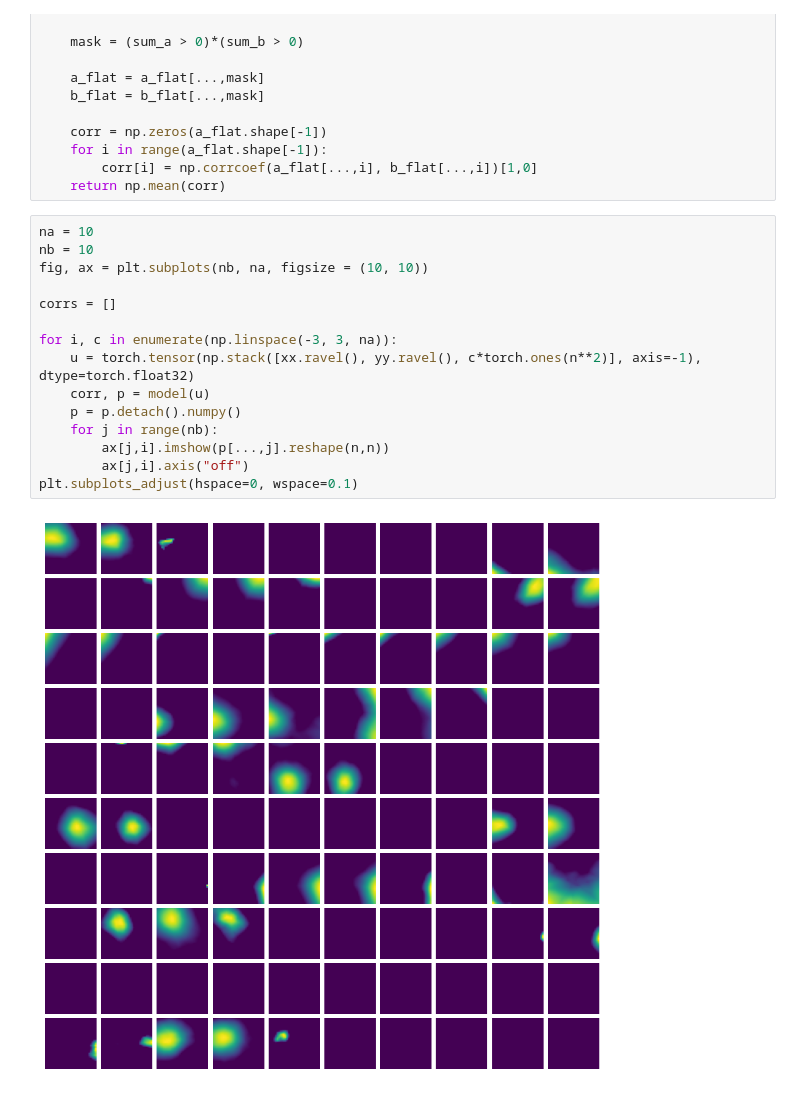
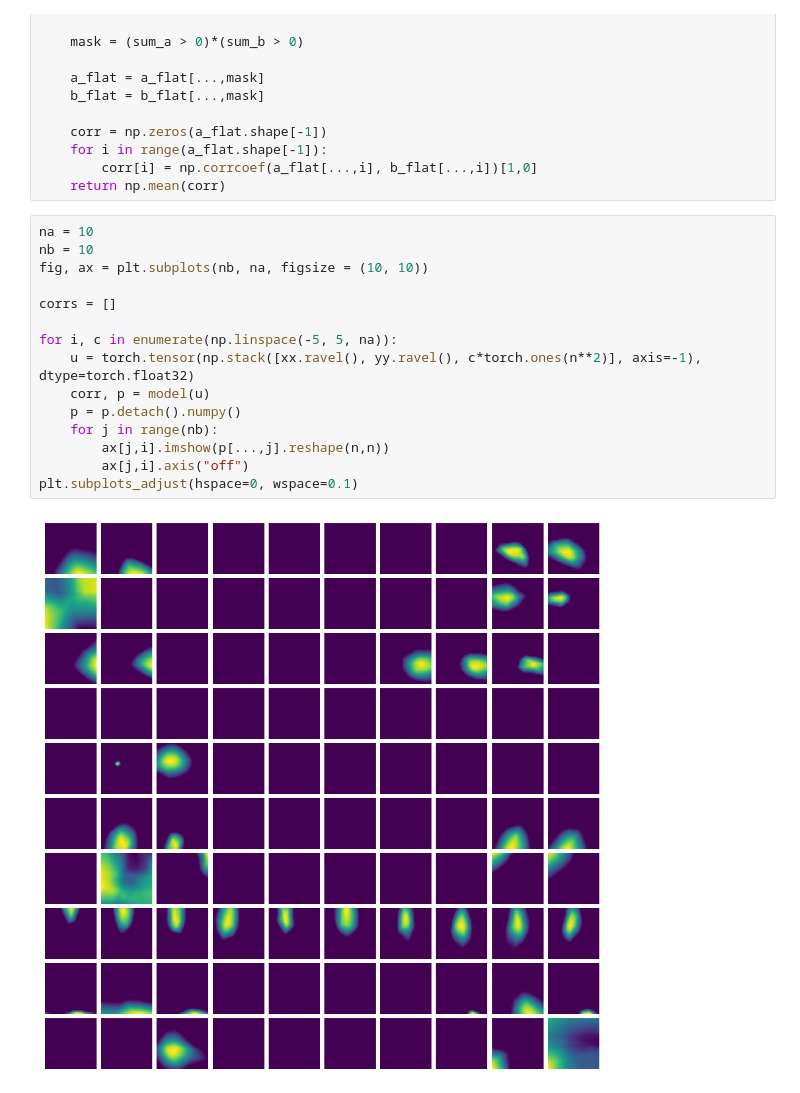
Before and after one commit to bioAI-Oslo/ConjunctiveRepresentations, a Jupyter notebook: remapping_experiments/gradual_dual_context.ipynb, the cells around one changed output. Drawn from its saved outputs; the diff is of its cells as text.

```diff
--- a/remapping_experiments/gradual_dual_context.ipynb
+++ b/remapping_experiments/gradual_dual_context.ipynb
@@ -41,20 +41,20 @@ def spatial_correlation(a, b):
 # %%
 na = 10
 nb = 10
 fig, ax = plt.subplots(nb, na, figsize = (10, 10))
 
 corrs = []
 
-for i, c in enumerate(np.linspace(-3, 3, na)):
+for i, c in enumerate(np.linspace(-5, 5, na)):
     u = torch.tensor(np.stack([xx.ravel(), yy.ravel(), c*torch.ones(n**2)], axis=-1), dtype=torch.float32)
     corr, p = model(u)
     p = p.detach().numpy()
     for j in range(nb):
         ax[j,i].imshow(p[...,j].reshape(n,n))
         ax[j,i].axis("off")
 plt.subplots_adjust(hspace=0, wspace=0.1)
 # %% [output]
-[figure, old version]
+[figure, new version]
 # %%
 nc = 16
 corrs = np.zeros((nc, nc))
```
Also changed, not shown: parts of 2 cells of this notebook, 1 other file.
